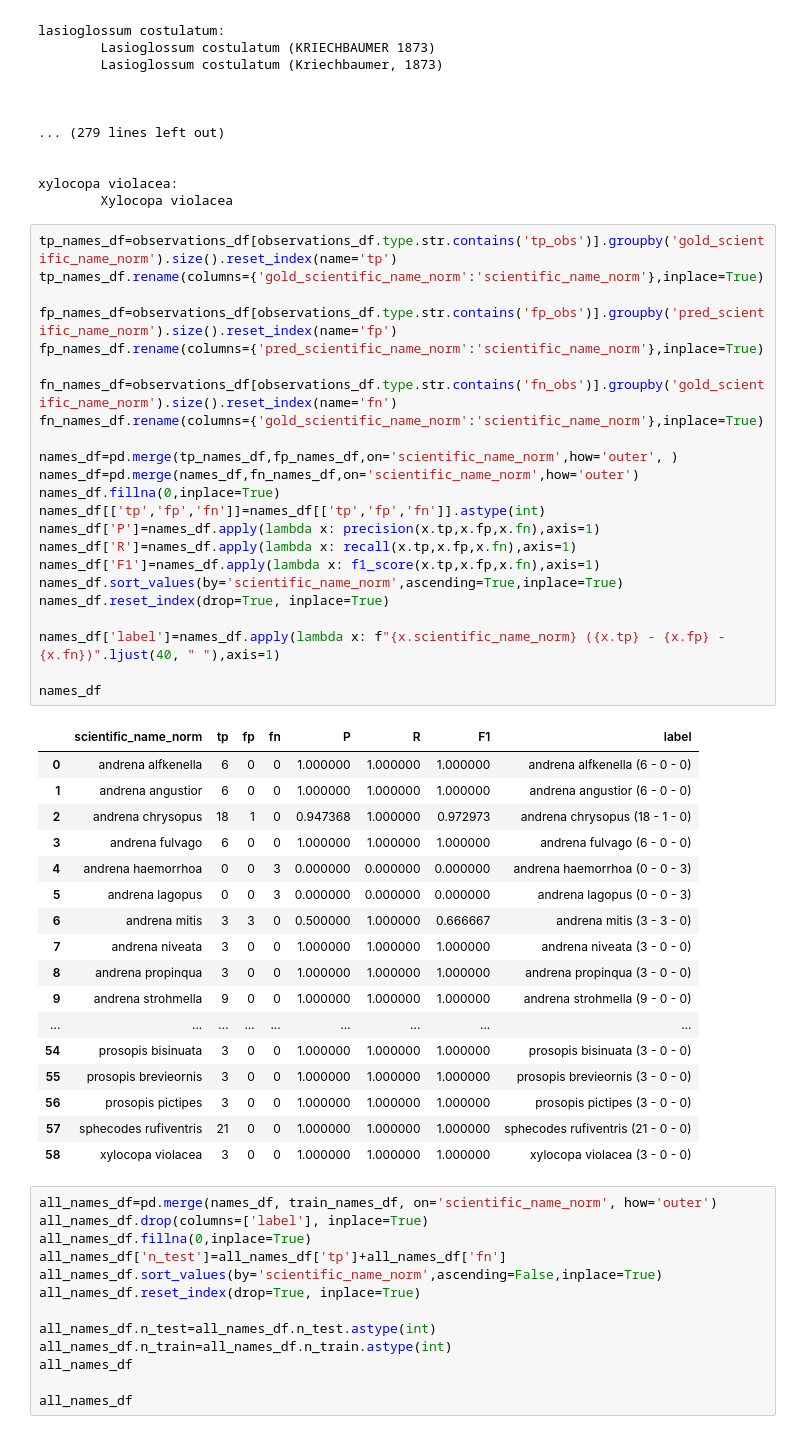
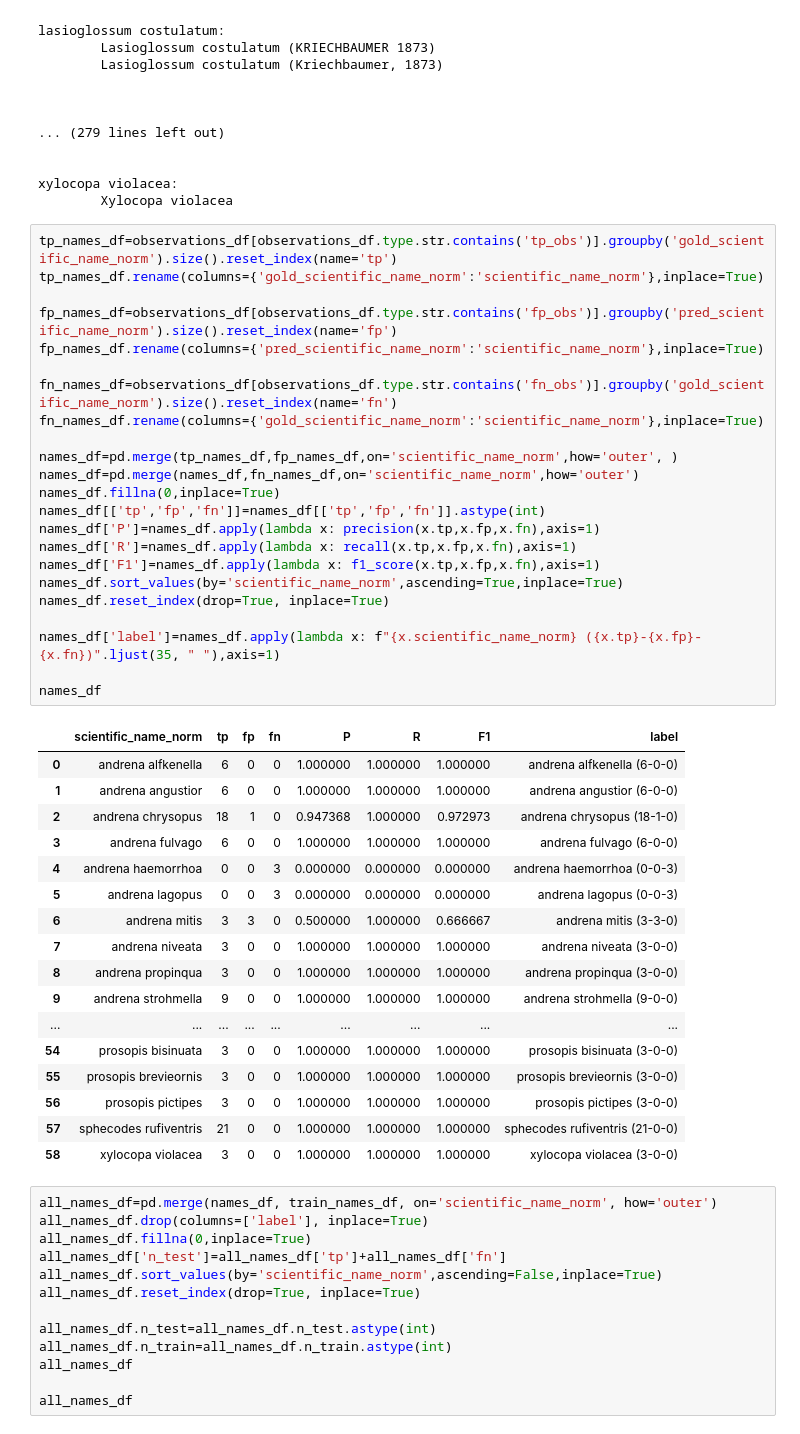
Before and after one commit to fee1ix/beesup_extraction_lab, a Jupyter notebook: setup_notebook.ipynb, the cells around one changed output. Drawn from its saved outputs; the diff is of its cells as text.

```diff
--- a/setup_notebook.ipynb
+++ b/setup_notebook.ipynb
@@ -2395,44 +2423,44 @@ xylocopa violacea:
 # %%
 tp_names_df=observations_df[observations_df.type.str.contains('tp_obs')].groupby('gold_scientific_name_norm').size().reset_index(name='tp')
 tp_names_df.rename(columns={'gold_scientific_name_norm':'scientific_name_norm'},inplace=True)
 
 fp_names_df=observations_df[observations_df.type.str.contains('fp_obs')].groupby('pred_scientific_name_norm').size().reset_index(name='fp')
 fp_names_df.rename(columns={'pred_scientific_name_norm':'scientific_name_norm'},inplace=True)
 
 fn_names_df=observations_df[observations_df.type.str.contains('fn_obs')].groupby('gold_scientific_name_norm').size().reset_index(name='fn')
 fn_names_df.rename(columns={'gold_scientific_name_norm':'scientific_name_norm'},inplace=True)
 
 names_df=pd.merge(tp_names_df,fp_names_df,on='scientific_name_norm',how='outer', )
 names_df=pd.merge(names_df,fn_names_df,on='scientific_name_norm',how='outer')
 names_df.fillna(0,inplace=True)
 names_df[['tp','fp','fn']]=names_df[['tp','fp','fn']].astype(int)
 names_df['P']=names_df.apply(lambda x: precision(x.tp,x.fp,x.fn),axis=1)
 names_df['R']=names_df.apply(lambda x: recall(x.tp,x.fp,x.fn),axis=1)
 names_df['F1']=names_df.apply(lambda x: f1_score(x.tp,x.fp,x.fn),axis=1)
 names_df.sort_values(by='scientific_name_norm',ascending=True,inplace=True)
 names_df.reset_index(drop=True, inplace=True)
 
-names_df['label']=names_df.apply(lambda x: f"{x.scientific_name_norm} ({x.tp} - {x.fp} - {x.fn})".ljust(40, " "),axis=1)
+names_df['label']=names_df.apply(lambda x: f"{x.scientific_name_norm} ({x.tp}-{x.fp}-{x.fn})".ljust(35, " "),axis=1)
 
 names_df
 # %% [output]
 |  | scientific_name_norm | tp | fp | fn | P | R | F1 | label |
-| 0 | andrena alfkenella | 6 | 0 | 0 | 1.000000 | 1.000000 | 1.000000 | andrena alfkenella (6 - 0 - 0) |
-| 1 | andrena angustior | 6 | 0 | 0 | 1.000000 | 1.000000 | 1.000000 | andrena angustior (6 - 0 - 0) |
-| 2 | andrena chrysopus | 18 | 1 | 0 | 0.947368 | 1.000000 | 0.972973 | andrena chrysopus (18 - 1 - 0) |
-| 3 | andrena fulvago | 6 | 0 | 0 | 1.000000 | 1.000000 | 1.000000 | andrena fulvago (6 - 0 - 0) |
-| 4 | andrena haemorrhoa | 0 | 0 | 3 | 0.000000 | 0.000000 | 0.000000 | andrena haemorrhoa (0 - 0 - 3) |
-| 5 | andrena lagopus | 0 | 0 | 3 | 0.000000 | 0.000000 | 0.000000 | andrena lagopus (0 - 0 - 3) |
-| 6 | andrena mitis | 3 | 3 | 0 | 0.500000 | 1.000000 | 0.666667 | andrena mitis (3 - 3 - 0) |
-| 7 | andrena niveata | 3 | 0 | 0 | 1.000000 | 1.000000 | 1.000000 | andrena niveata (3 - 0 - 0) |
-| 8 | andrena propinqua | 3 | 0 | 0 | 1.000000 | 1.000000 | 1.000000 | andrena propinqua (3 - 0 - 0) |
-| 9 | andrena strohmella | 9 | 0 | 0 | 1.000000 | 1.000000 | 1.000000 | andrena strohmella (9 - 0 - 0) |
+| 0 | andrena alfkenella | 6 | 0 | 0 | 1.000000 | 1.000000 | 1.000000 | andrena alfkenella (6-0-0) |
+| 1 | andrena angustior | 6 | 0 | 0 | 1.000000 | 1.000000 | 1.000000 | andrena angustior (6-0-0) |
+| 2 | andrena chrysopus | 18 | 1 | 0 | 0.947368 | 1.000000 | 0.972973 | andrena chrysopus (18-1-0) |
+| 3 | andrena fulvago | 6 | 0 | 0 | 1.000000 | 1.000000 | 1.000000 | andrena fulvago (6-0-0) |
+| 4 | andrena haemorrhoa | 0 | 0 | 3 | 0.000000 | 0.000000 | 0.000000 | andrena haemorrhoa (0-0-3) |
+| 5 | andrena lagopus | 0 | 0 | 3 | 0.000000 | 0.000000 | 0.000000 | andrena lagopus (0-0-3) |
+| 6 | andrena mitis | 3 | 3 | 0 | 0.500000 | 1.000000 | 0.666667 | andrena mitis (3-3-0) |
+| 7 | andrena niveata | 3 | 0 | 0 | 1.000000 | 1.000000 | 1.000000 | andrena niveata (3-0-0) |
+| 8 | andrena propinqua | 3 | 0 | 0 | 1.000000 | 1.000000 | 1.000000 | andrena propinqua (3-0-0) |
+| 9 | andrena strohmella | 9 | 0 | 0 | 1.000000 | 1.000000 | 1.000000 | andrena strohmella (9-0-0) |
 | ... | ... | ... | ... | ... | ... | ... | ... | ... |
-| 54 | prosopis bisinuata | 3 | 0 | 0 | 1.000000 | 1.000000 | 1.000000 | prosopis bisinuata (3 - 0 - 0) |
-| 55 | prosopis brevieornis | 3 | 0 | 0 | 1.000000 | 1.000000 | 1.000000 | prosopis brevieornis (3 - 0 - 0) |
-| 56 | prosopis pictipes | 3 | 0 | 0 | 1.000000 | 1.000000 | 1.000000 | prosopis pictipes (3 - 0 - 0) |
-| 57 | sphecodes rufiventris | 21 | 0 | 0 | 1.000000 | 1.000000 | 1.000000 | sphecodes rufiventris (21 - 0 - 0) |
-| 58 | xylocopa violacea | 3 | 0 | 0 | 1.000000 | 1.000000 | 1.000000 | xylocopa violacea (3 - 0 - 0) |
+| 54 | prosopis bisinuata | 3 | 0 | 0 | 1.000000 | 1.000000 | 1.000000 | prosopis bisinuata (3-0-0) |
+| 55 | prosopis brevieornis | 3 | 0 | 0 | 1.000000 | 1.000000 | 1.000000 | prosopis brevieornis (3-0-0) |
+| 56 | prosopis pictipes | 3 | 0 | 0 | 1.000000 | 1.000000 | 1.000000 | prosopis pictipes (3-0-0) |
+| 57 | sphecodes rufiventris | 21 | 0 | 0 | 1.000000 | 1.000000 | 1.000000 | sphecodes rufiventris (21-0-0) |
+| 58 | xylocopa violacea | 3 | 0 | 0 | 1.000000 | 1.000000 | 1.000000 | xylocopa violacea (3-0-0) |
 # %%
 all_names_df=pd.merge(names_df, train_names_df, on='scientific_name_norm', how='outer')
 all_names_df.drop(columns=['label'], inplace=True)
```
Also changed, not shown: parts of 14 cells of this notebook.
